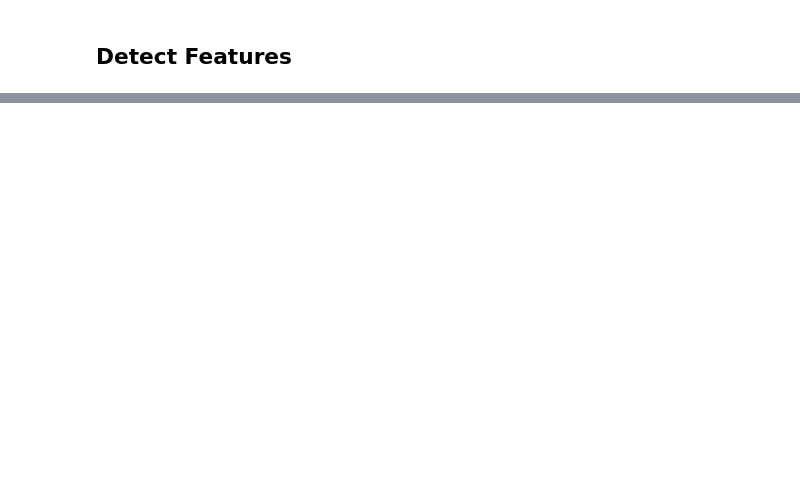
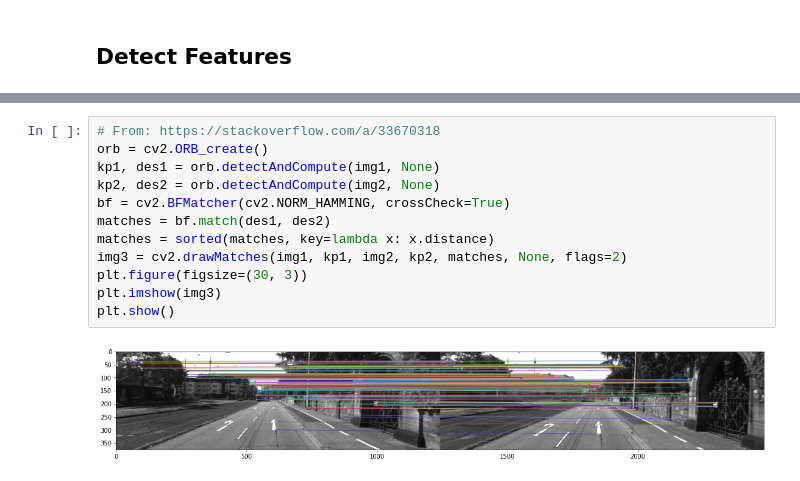
Before and after one commit to ariporad/comprobo-vision-project, a Jupyter notebook: main.ipynb, the cells around one changed output, grey strips where cells are left out. Saved outputs shown, nothing was run; the diff lists cells and outputs as text; blank space fills up the shorter version.

```diff
--- a/main.ipynb
+++ b/main.ipynb
@@ -28,0 +30,14 @@ kp2, des2 = orb.detectAndCompute(img2)
+# %%
+# From: https://stackoverflow.com/a/33670318
+orb = cv2.ORB_create()
+kp1, des1 = orb.detectAndCompute(img1, None)
+kp2, des2 = orb.detectAndCompute(img2, None)
+bf = cv2.BFMatcher(cv2.NORM_HAMMING, crossCheck=True)
+matches = bf.match(des1, des2)
+matches = sorted(matches, key=lambda x: x.distance)
+img3 = cv2.drawMatches(img1, kp1, img2, kp2, matches, None, flags=2)
+plt.figure(figsize=(30, 3))
+plt.imshow(img3)
+plt.show()
+# %% [output]
+[figure, added]
```
Also changed, not shown: parts of 9 cells of this notebook.
